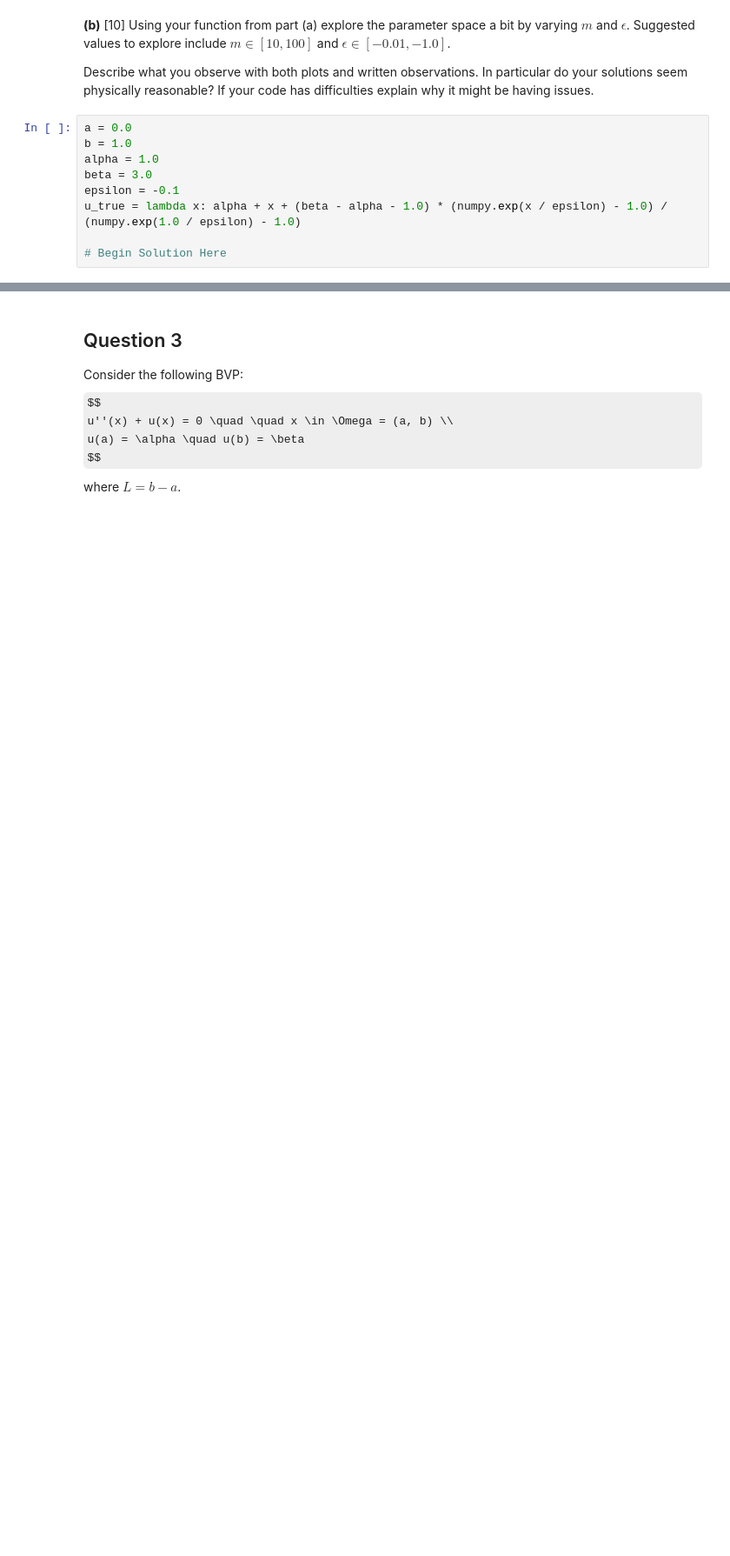
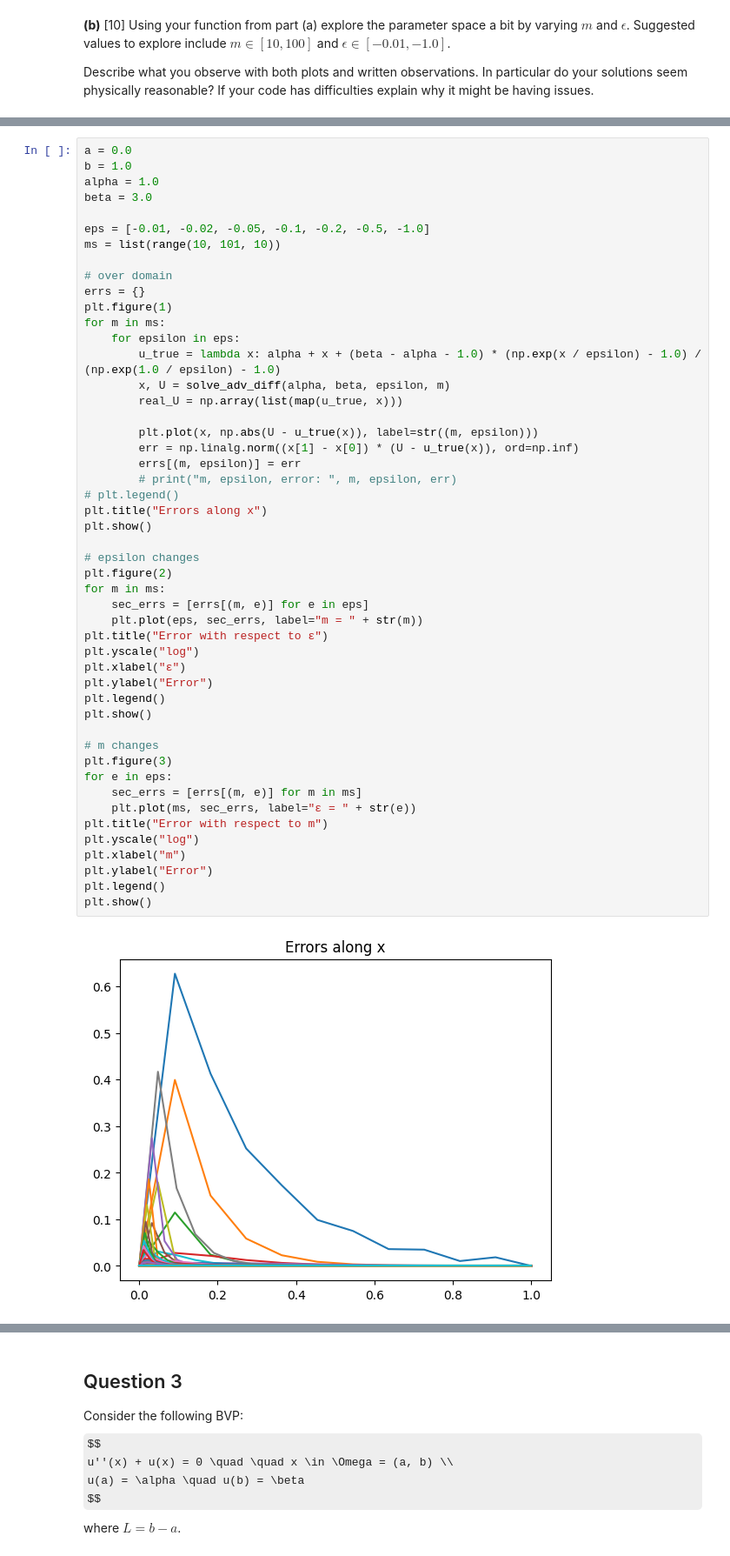
Before and after one commit to nekomiya-kasane/exercises, a Jupyter notebook: 2023-02-21-PDE-Numerical/hw2_BVP_1-1.ipynb, the cells around one changed output, grey strips where cells are left out. Shown at 87% size. Saved outputs shown, nothing was run; the diff lists cells and outputs as text; some formulas as TeX source; blank space fills up the shorter version.

```diff
--- a/2023-02-21-PDE-Numerical/hw2_BVP_1-1.ipynb
+++ b/2023-02-21-PDE-Numerical/hw2_BVP_1-1.ipynb
@@ -188,12 +310,3 @@ print("Success!")
 **(b)** [10] Using your function from part (a) explore the parameter space a bit by varying $m$ and $\epsilon$.  Suggested values to explore include $m \in [10, 100]$ and $\epsilon \in [-0.01, -1.0]$.
 
 Describe what you observe with both plots and written observations.  In particular do your solutions seem physically reasonable?  If your code has difficulties explain why it might be having issues.
-# %%
-a = 0.0
-b = 1.0
-alpha = 1.0
-beta = 3.0
-epsilon = -0.1
-u_true = lambda x: alpha + x + (beta - alpha - 1.0) * (numpy.exp(x / epsilon) - 1.0) / (numpy.exp(1.0 / epsilon) - 1.0)
-
-# Begin Solution Here
@@ -201,0 +313,51 @@ Solution Here!
+# %%
+a = 0.0
+b = 1.0
+alpha = 1.0
+beta = 3.0
+
+eps = [-0.01, -0.02, -0.05, -0.1, -0.2, -0.5, -1.0]
+ms = list(range(10, 101, 10))
+
+# over domain
+errs = {}
+plt.figure(1)
+for m in ms:
+    for epsilon in eps:
+        u_true = lambda x: alpha + x + (beta - alpha - 1.0) * (np.exp(x / epsilon) - 1.0) / (np.exp(1.0 / epsilon) - 1.0)
+        x, U = solve_adv_diff(alpha, beta, epsilon, m)
+        real_U = np.array(list(map(u_true, x)))
+
+        plt.plot(x, np.abs(U - u_true(x)), label=str((m, epsilon)))
+        err = np.linalg.norm((x[1] - x[0]) * (U - u_true(x)), ord=np.inf)
+        errs[(m, epsilon)] = err
+        # print("m, epsilon, error: ", m, epsilon, err)
+# plt.legend()
+plt.title("Errors along x")
+plt.show()
+
+# epsilon changes
+plt.figure(2)
+for m in ms:
+    sec_errs = [errs[(m, e)] for e in eps]
+    plt.plot(eps, sec_errs, label="m = " + str(m))
+plt.title("Error with respect to ε")
+plt.yscale("log")
+plt.xlabel("ε")
+plt.ylabel("Error")
+plt.legend()
+plt.show()
+
+# m changes
+plt.figure(3)
+for e in eps:
+    sec_errs = [errs[(m, e)] for m in ms]
+    plt.plot(ms, sec_errs, label="ε = " + str(e))
+plt.title("Error with respect to m")
+plt.yscale("log")
+plt.xlabel("m")
+plt.ylabel("Error")
+plt.legend()
+plt.show()
+# %% [output]
+[figure, added]
```
Also changed, not shown: parts of 37 cells of this notebook, 4 other files.
